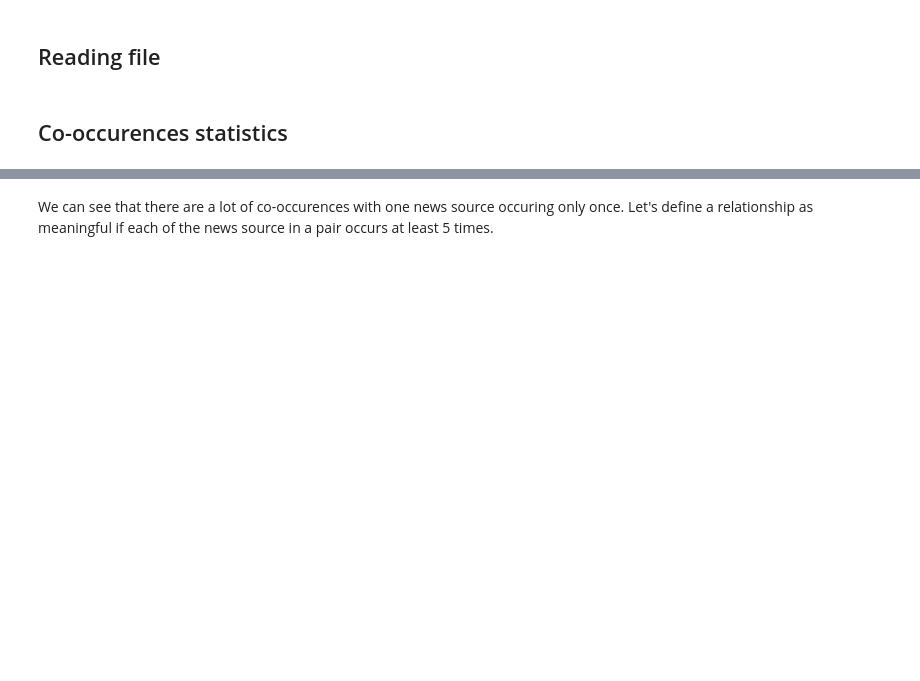
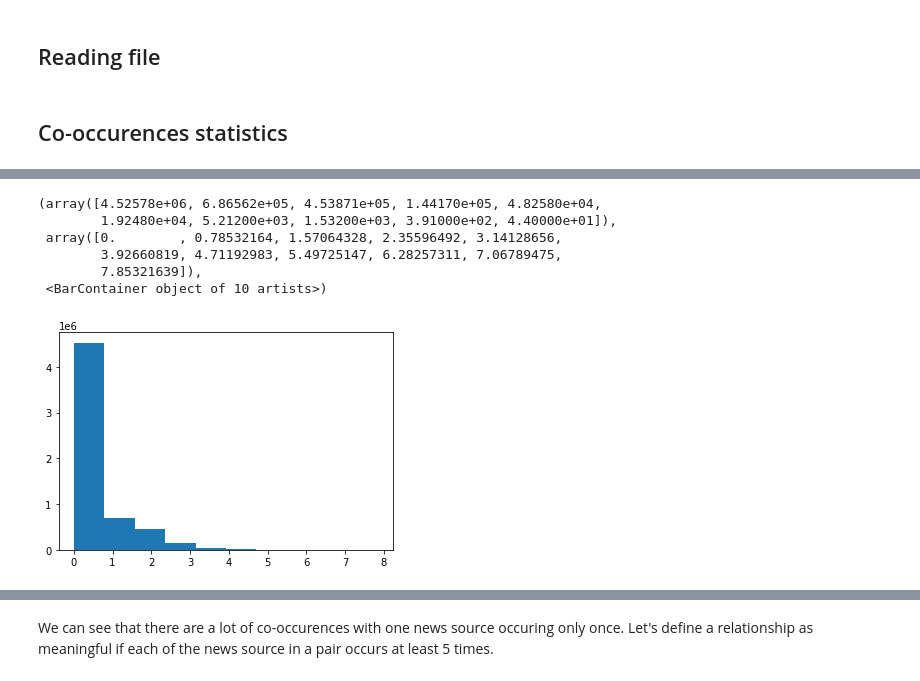
Before and after one commit to jsirait/honor_thesis, a Jupyter notebook: notebooks/Notebook5.Thinking about weights.ipynb, the cells around one changed output, grey strips where cells are left out. Drawn from its saved outputs; the diff is of its cells as text; code cells hidden in the pictures; blank space fills up the shorter version.

```diff
--- a/notebooks/Notebook5.Thinking about weights.ipynb
+++ b/notebooks/Notebook5.Thinking about weights.ipynb
@@ -51,4 +52,14 @@ max      3.850000e+02
 dtype: float64
+# %%
+plt.hist(np.log(ns1o))
+# %% [output]
+(array([4.52578e+06, 6.86562e+05, 4.53871e+05, 1.44170e+05, 4.82580e+04,
+        1.92480e+04, 5.21200e+03, 1.53200e+03, 3.91000e+02, 4.40000e+01]),
+ array([0.        , 0.78532164, 1.57064328, 2.35596492, 3.14128656,
+        3.92660819, 4.71192983, 5.49725147, 6.28257311, 7.06789475,
+        7.85321639]),
+ <BarContainer object of 10 artists>)
+[figure, added]
 # %%
 ns2o.describe()
 # %% [output]
```
Also changed, not shown: parts of 27 cells of this notebook.
